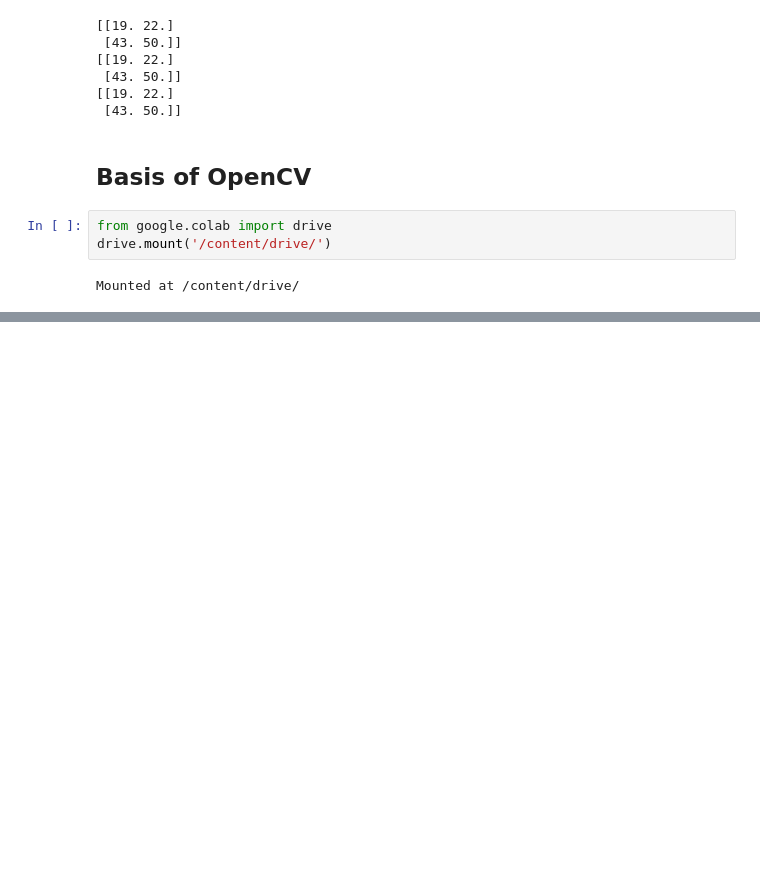
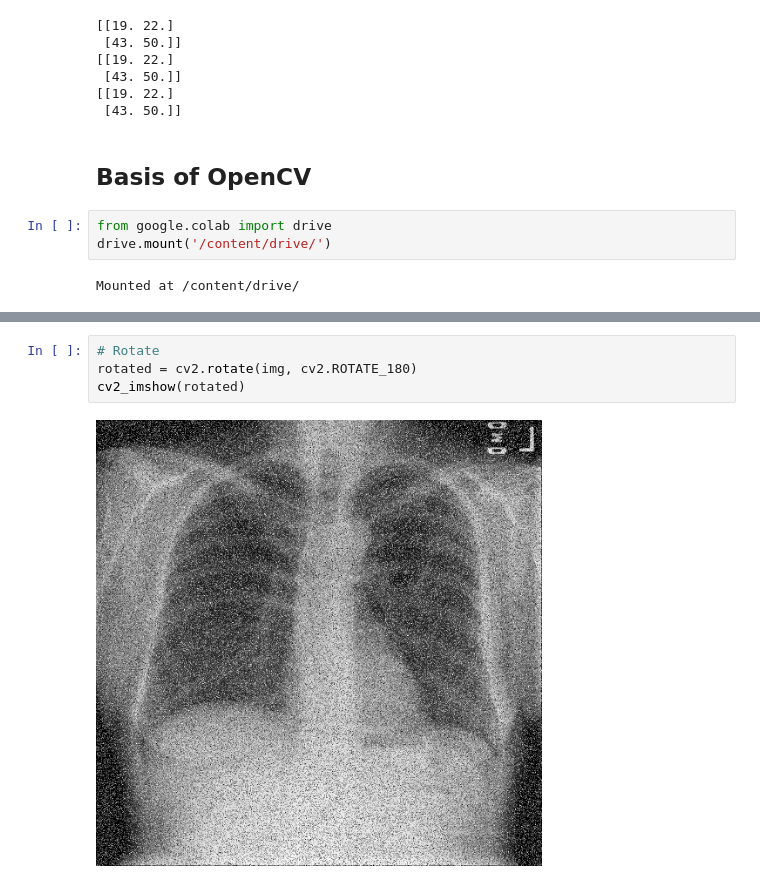
Before and after one commit to PinChe567/deeplearning_homework, a Jupyter notebook: 115080548_黃品喆_HW2.ipynb, the cells around one changed output, grey strips where cells are left out. Cells and saved outputs as stored; diff of their text form; blank space fills up the shorter version.

```diff
--- a/115080548_黃品喆_HW2.ipynb
+++ b/115080548_黃品喆_HW2.ipynb
@@ -190,0 +174,6 @@ plt.show()
+# %%
+# Rotate
+rotated = cv2.rotate(img, cv2.ROTATE_180)
+cv2_imshow(rotated)
+# %% [output]
+[figure, added]
```
Also changed, not shown: parts of 5 cells of this notebook, 1 other file.
